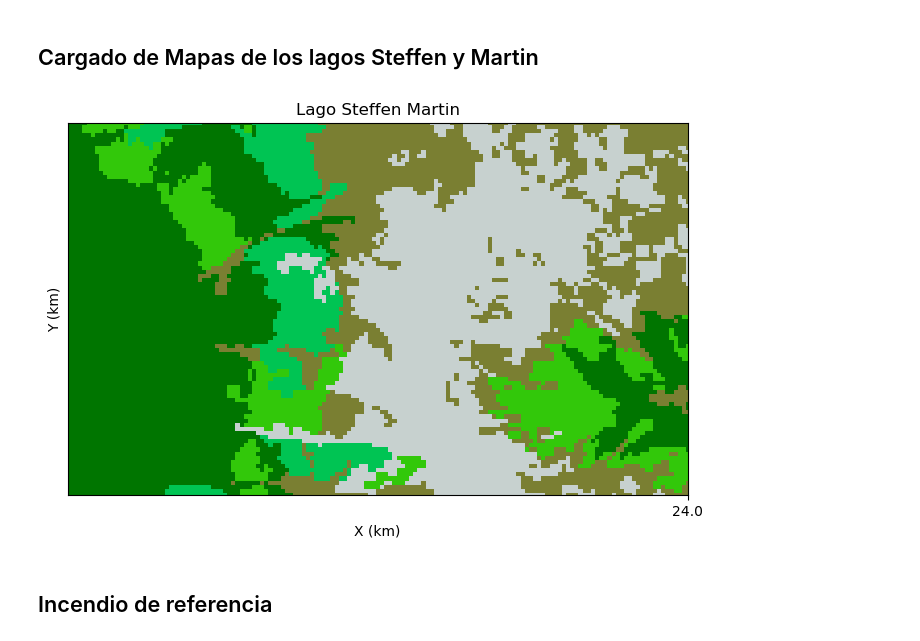
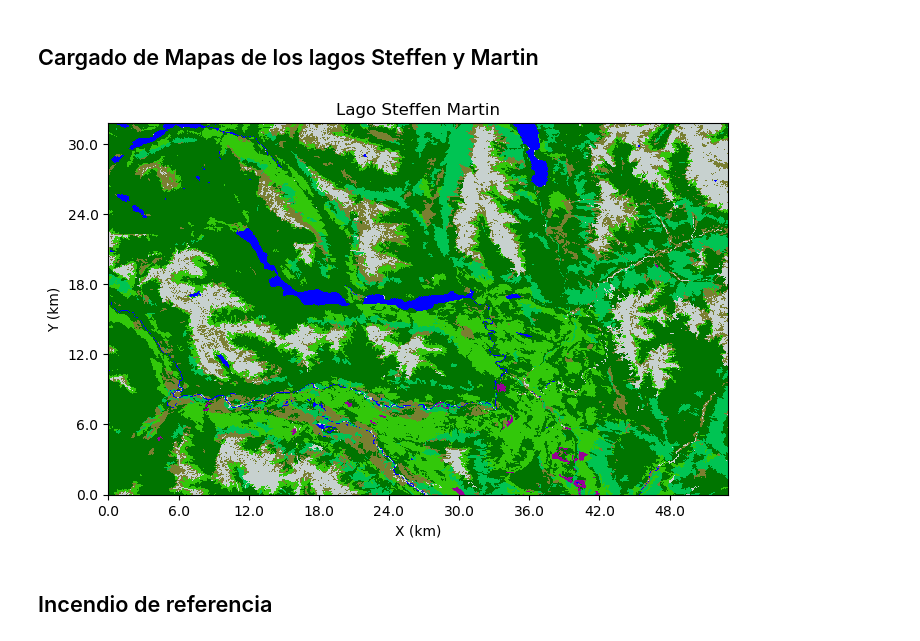
Before and after one commit to Maestria-Incendios-Forestales-2024-2025/Incendios-Genetico-PINNs, a Jupyter notebook: visualizacion_incendios.ipynb, the cells around one changed output. Saved outputs shown, nothing was run; the diff lists cells and outputs as text; code cells hidden in the pictures.

```diff
--- a/visualizacion_incendios.ipynb
+++ b/visualizacion_incendios.ipynb
@@ -41,36 +41,36 @@ vegetation_colors = np.array([
     [0, 117, 0],        # 3: Bosque A (verde oscuro)
     [50, 200, 10],      # 4: Bosque B (verde brillante)
     [150, 0, 150],      # 5: Bosque I (morado)
     [122, 127, 50],     # 6: Pastizal (verde oliva)
     [0, 196, 83]        # 7: Arbustal (verde intenso)
 ]) / 255.0  # Escalar los valores RGB al rango [0, 1]
 
 # Mapear los valores de vegetación a colores RGB
 vegetation = vegetation_colors[vegetacion.astype(int)]
 
 fig, ax = plt.subplots(figsize=(8, 8))
 im = ax.imshow(vegetation, interpolation='nearest', origin='lower')
 x_ticks = np.arange(0, nx, 200)  # Cada 200 celdas en el eje X
 y_ticks = np.arange(0, ny, 200)  # Cada 200 celdas en el eje Y
 x_labels = (x_ticks * d) / 1000  # Convertir a kilómetros
 y_labels = (y_ticks * d) / 1000
 ax.set_xticks(x_ticks)
 ax.set_yticks(y_ticks)
 ax.set_xticklabels([f"{x:.1f}" for x in x_labels])  # Formato con 1 decimal
 ax.set_yticklabels([f"{y:.1f}" for y in y_labels])  # Formato con 1 decimal
 ax.set_xlabel("X (km)")
 ax.set_ylabel("Y (km)")
 plt.title('Lago Steffen Martin')
 # plt.savefig('grilla_nuevos_colores.png', dpi=300, bbox_inches='tight')
 
 # ax.scatter([699], [727], color='red', marker='*', s=100, edgecolors='black', label='Foco del incendio')
 
-plt.xlim(650, 800)
-plt.ylim(680, 770)
+# plt.xlim(650, 800)
+# plt.ylim(680, 770)
 
 plt.show()
 # %% [output]
-[figure, old version]
+[figure, new version]
 # %% [markdown]
 ## Incendio de referencia
 # %% [markdown]
```
Also changed, not shown: parts of 2 cells of this notebook, 1 other file.
